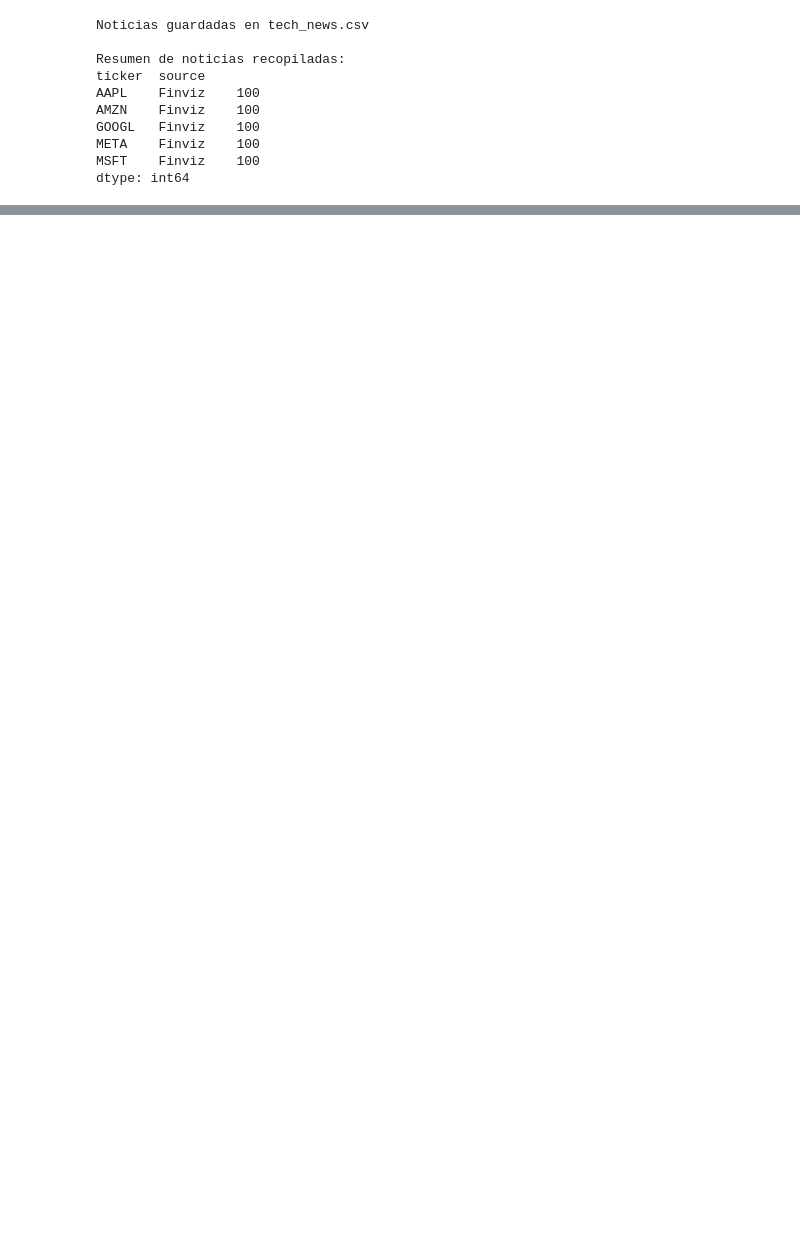
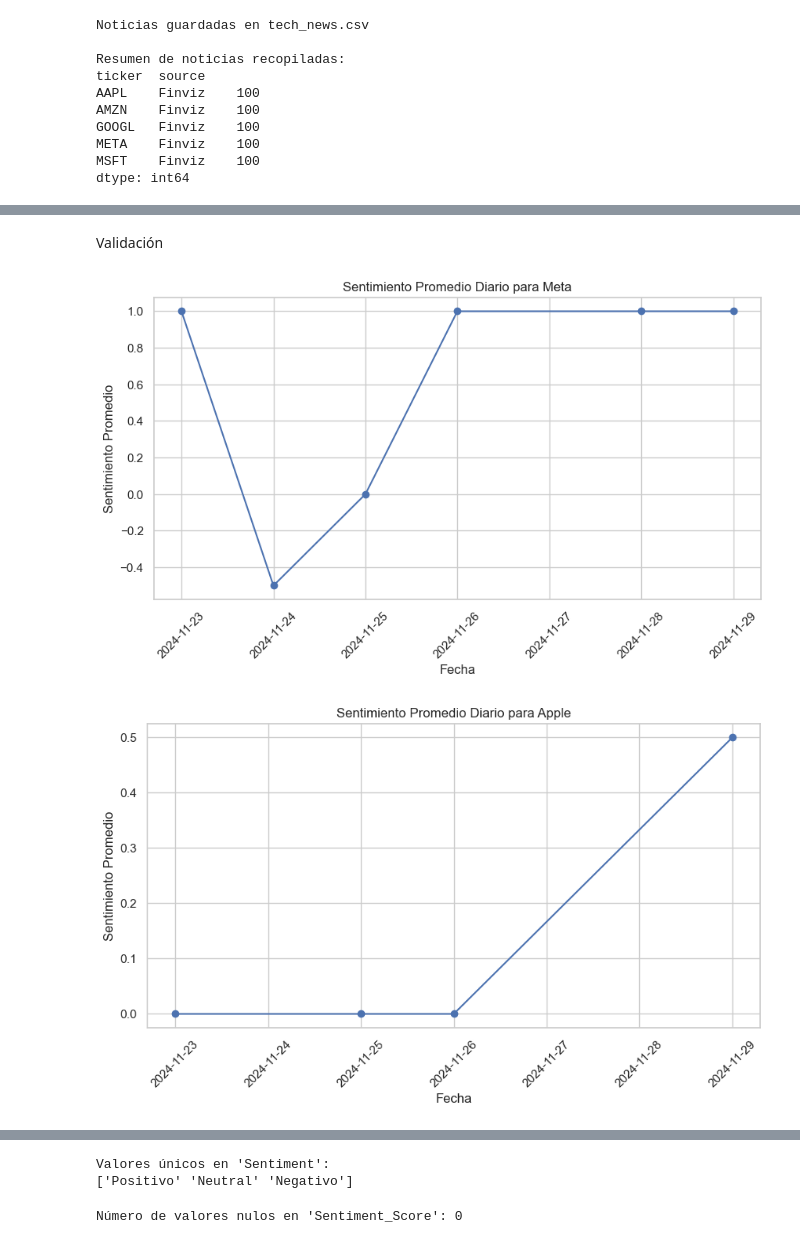
Before and after one commit to FernandoA182/AFI, a Jupyter notebook: src/AFI.ipynb, the cells around one changed output, grey strips where cells are left out. Cells and saved outputs as stored; diff of their text form; code cells hidden in the pictures; blank space fills up the shorter version.

```diff
--- a/src/AFI.ipynb
+++ b/src/AFI.ipynb
@@ -502,0 +811,10 @@ dtype: int64
+# %%
+def get_sentiment_vader(text):
+    score = sia.polarity_scores(text)
+    compound_score = score['compound']
+    if compound_score >= 0.05:
+        return 'Positivo'
+    elif compound_score <= -0.05:
+        return 'Negativo'
+    else:
+        return 'Neutral'
@@ -502,0 +834,3 @@ dtype: int64
+# %%
+# Aplicar el análisis de sentimientos al título de las noticias
+news_df['Sentiment'] = news_df['title'].apply(get_sentiment_vader)
@@ -502,0 +854,6 @@ dtype: int64
+# %%
+# Ordenar por fecha
+news_df.sort_values(by='Date', inplace=True)
+
+# Mostrar las primeras 10 filas ordenadas
+print(news_df[['Date', 'Ticker', 'title', 'Sentiment']].head(10))
@@ -502,0 +902,10 @@ dtype: int64
+# %%
+# Mapear los sentimientos a valores numéricos
+sentiment_mapping = {'Positivo': 1, 'Neutral': 0, 'Negativo': -1}
+news_df['Sentiment_Score'] = news_df['Sentiment'].map(sentiment_mapping)
+
+# Calcular el sentimiento promedio diario por empresa
+daily_sentiment = news_df.groupby(['Date', 'Ticker'])['Sentiment_Score'].mean().reset_index()
+
+# Mostrar los primeros resultados
+print(daily_sentiment.head(25))
@@ -502,0 +930,17 @@ dtype: int64
+# %% [markdown]
+Validación
+# %%
+import matplotlib.pyplot as plt
+
+for ticker in news_df['Ticker'].unique():
+    company_data = daily_sentiment[daily_sentiment['Ticker'] == ticker]
+    plt.figure(figsize=(10,5))
+    plt.plot(company_data['Date'], company_data['Sentiment_Score'], marker='o')
+    plt.title(f'Sentimiento Promedio Diario para {ticker}')
+    plt.xlabel('Fecha')
+    plt.ylabel('Sentimiento Promedio')
+    plt.xticks(rotation=45)
+    plt.show()
+# %% [output]
+[figure, added]
+[figure, added]
@@ -502,0 +950,12 @@ dtype: int64
+# %%
+print("Valores únicos en 'Sentiment':")
+print(news_df['Sentiment'].unique())
+# %% [output]
+Valores únicos en 'Sentiment':
+['Positivo' 'Neutral' 'Negativo']
+# %%
+# Contar valores nulos en 'Sentiment_Score'
+null_count = news_df['Sentiment_Score'].isnull().sum()
+print(f"Número de valores nulos en 'Sentiment_Score': {null_count}")
+# %% [output]
+Número de valores nulos en 'Sentiment_Score': 0
```
Also changed, not shown: parts of 92 cells of this notebook.
